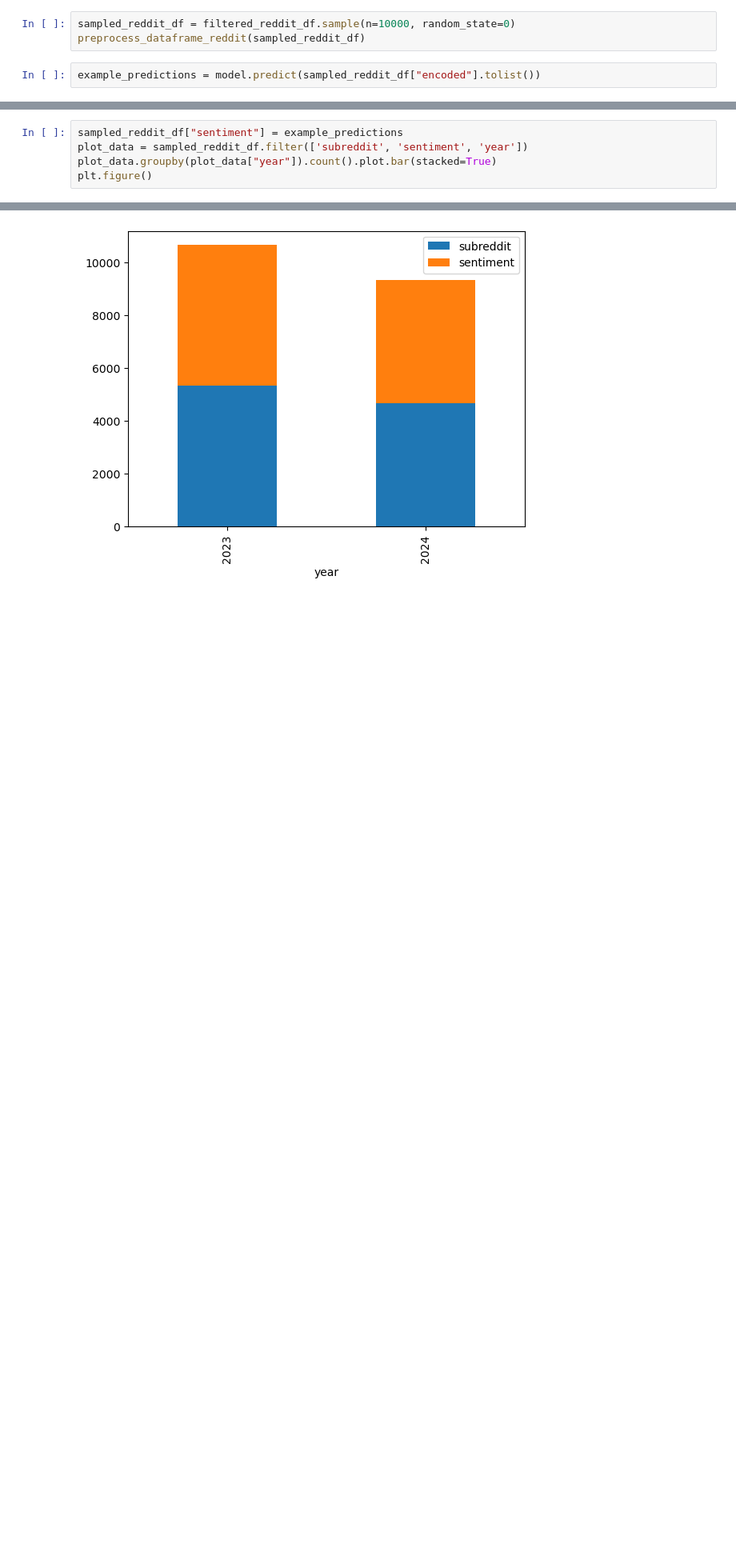
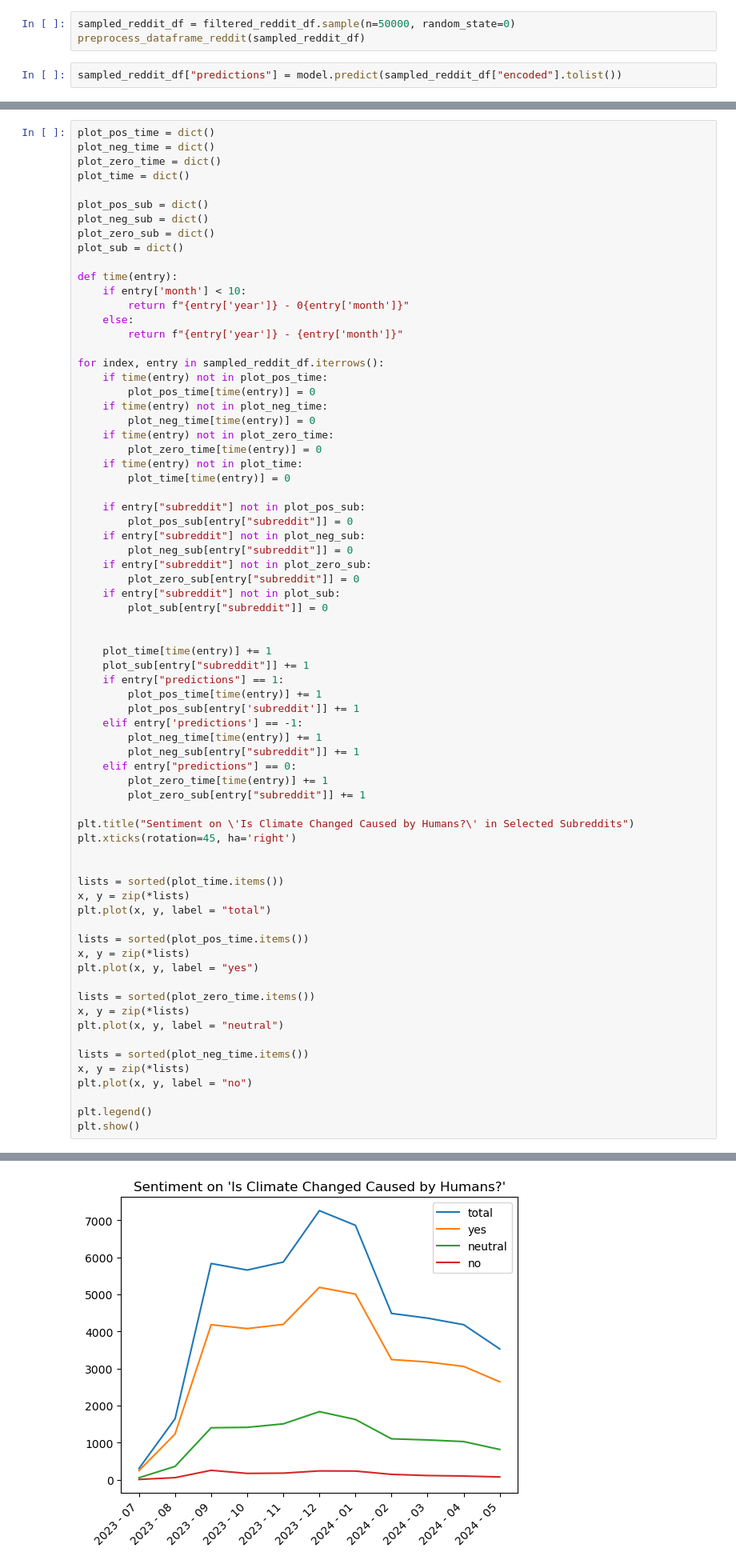
Before and after one commit to cdnet01/ML-ClimateStatementSorting, a Jupyter notebook: evan/evan.ipynb, the cells around one changed output, grey strips where cells are left out. Shown at 80% size. Cells and saved outputs as stored; diff of their text form; blank space fills up the shorter version.

Commit message:
evan working graphs

```diff
--- a/evan/evan.ipynb
+++ b/evan/evan.ipynb
@@ -125,6 +126,6 @@ def preprocess_dataframe_reddit(dataframe):
     dataframe['year'] = pd.DatetimeIndex(dataframe['post_created_time']).year
 # %%
-sampled_reddit_df = filtered_reddit_df.sample(n=10000, random_state=0)
+sampled_reddit_df = filtered_reddit_df.sample(n=50000, random_state=0)
 preprocess_dataframe_reddit(sampled_reddit_df)
 # %%
-example_predictions = model.predict(sampled_reddit_df["encoded"].tolist())
+sampled_reddit_df["predictions"] = model.predict(sampled_reddit_df["encoded"].tolist())
@@ -131,6 +138,72 @@ example_predictions = model.predict(sampled_reddit_df["encoded"].tolist())
 # %%
-sampled_reddit_df["sentiment"] = example_predictions
-plot_data = sampled_reddit_df.filter(['subreddit', 'sentiment', 'year'])
-plot_data.groupby(plot_data["year"]).count().plot.bar(stacked=True)
-plt.figure()
+plot_pos_time = dict()
+plot_neg_time = dict()
+plot_zero_time = dict()
+plot_time = dict()
+
+plot_pos_sub = dict()
+plot_neg_sub = dict()
+plot_zero_sub = dict()
+plot_sub = dict()
+
+def time(entry):
+    if entry['month'] < 10:
+        return f"{entry['year']} - 0{entry['month']}"
+    else:
+        return f"{entry['year']} - {entry['month']}"
+
+for index, entry in sampled_reddit_df.iterrows():
+    if time(entry) not in plot_pos_time:
+        plot_pos_time[time(entry)] = 0
+    if time(entry) not in plot_neg_time:
+        plot_neg_time[time(entry)] = 0
+    if time(entry) not in plot_zero_time:
+        plot_zero_time[time(entry)] = 0
+    if time(entry) not in plot_time:
+        plot_time[time(entry)] = 0
+
+    if entry["subreddit"] not in plot_pos_sub:
+        plot_pos_sub[entry["subreddit"]] = 0
+    if entry["subreddit"] not in plot_neg_sub:
+        plot_neg_sub[entry["subreddit"]] = 0
+    if entry["subreddit"] not in plot_zero_sub:
+        plot_zero_sub[entry["subreddit"]] = 0
+    if entry["subreddit"] not in plot_sub:
+        plot_sub[entry["subreddit"]] = 0
+
+
+    plot_time[time(entry)] += 1
+    plot_sub[entry["subreddit"]] += 1
+    if entry["predictions"] == 1:
+        plot_pos_time[time(entry)] += 1
+        plot_pos_sub[entry['subreddit']] += 1
+    elif entry['predictions'] == -1:
+        plot_neg_time[time(entry)] += 1
+        plot_neg_sub[entry["subreddit"]] += 1
+    elif entry["predictions"] == 0:
+        plot_zero_time[time(entry)] += 1
+        plot_zero_sub[entry["subreddit"]] += 1
+
+plt.title("Sentiment on \'Is Climate Changed Caused by Humans?\' in Selected Subreddits")
+plt.xticks(rotation=45, ha='right')
+
+
+lists = sorted(plot_time.items())
+x, y = zip(*lists)
+plt.plot(x, y, label = "total")
+
+lists = sorted(plot_pos_time.items())
+x, y = zip(*lists)
+plt.plot(x, y, label = "yes")
+
+lists = sorted(plot_zero_time.items())
+x, y = zip(*lists)
+plt.plot(x, y, label = "neutral")
+
+lists = sorted(plot_neg_time.items())
+x, y = zip(*lists)
+plt.plot(x, y, label = "no")
+
+plt.legend()
+plt.show()
 # %% [output]
@@ -138 +210 @@ plt.figure()
-[figure, old version]
+[figure, new version]
```
Also changed, not shown: parts of 4 cells of this notebook.
